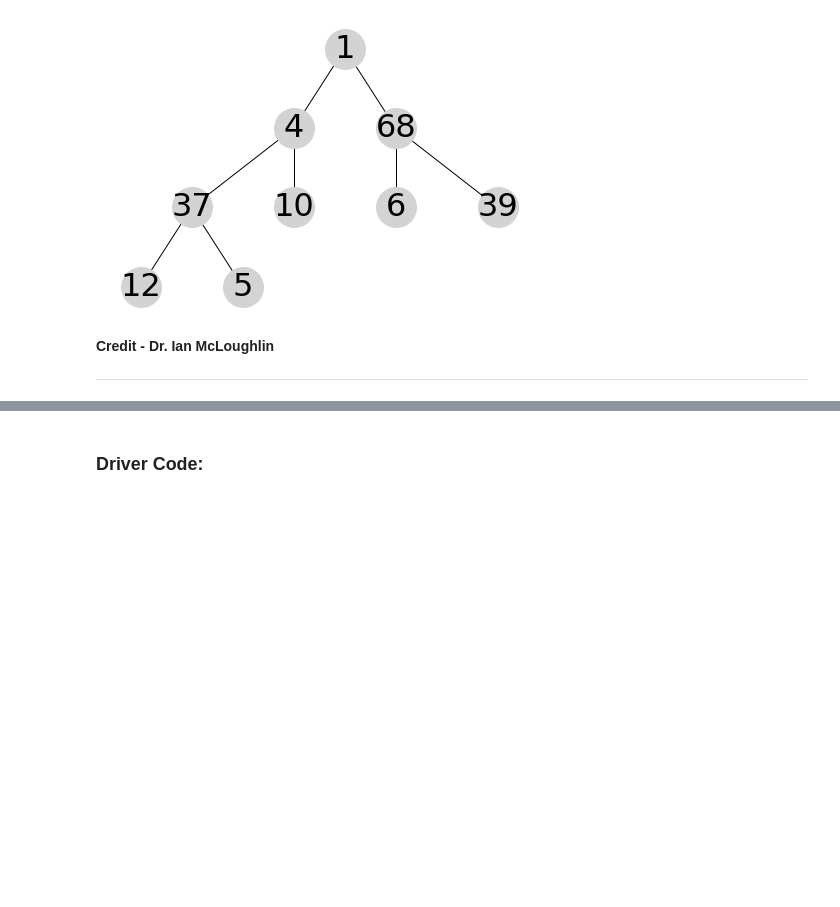
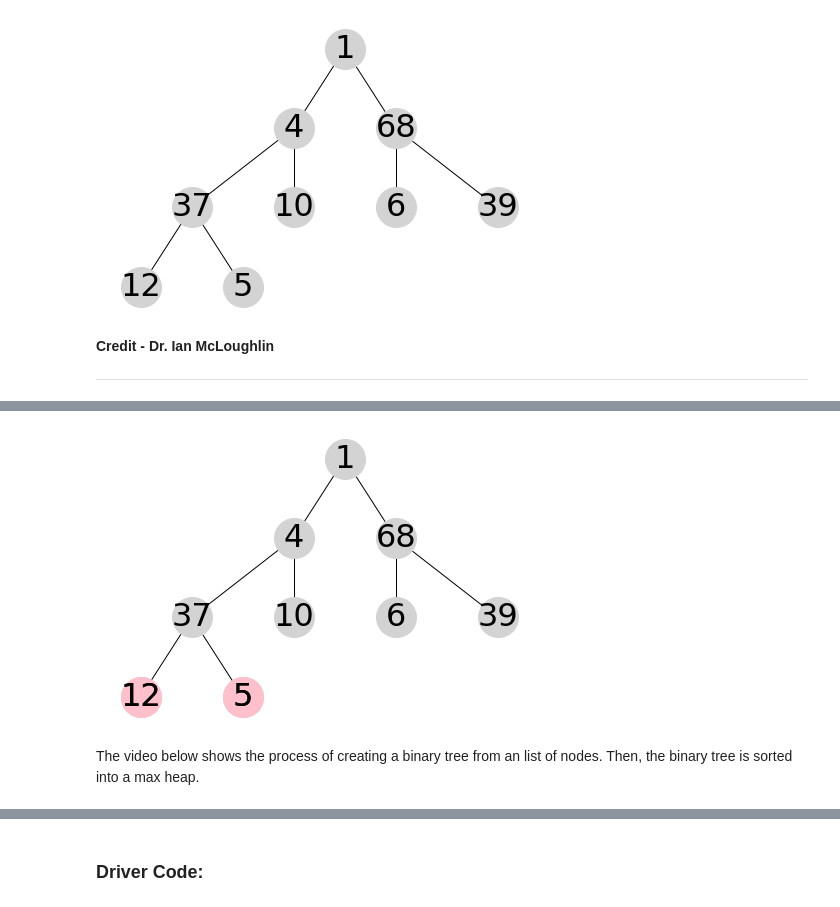
Before and after one commit to codeBySvet/Graph_Theory, a Jupyter notebook: heap-sort.ipynb, the cells around one changed output, grey strips where cells are left out. Cells and saved outputs as stored; diff of their text form; code cells hidden in the pictures; blank space fills up the shorter version.

Commit message:
Re-phrased certain parts in simpler language. Added graphs instead of images for explination.

```diff
--- a/heap-sort.ipynb
+++ b/heap-sort.ipynb
@@ -115,0 +128,7 @@ Please note - The following code is not a complete implementation of Heap Sort.
+# %%
+# Draw the tree from list L
+drawtree(L,[12,5])
+# %% [output]
+[figure, added]
+# %% [markdown]
+The video below shows the process of creating a binary tree from an list of nodes. Then, the binary tree is sorted into a max heap.
```
Also changed, not shown: parts of 44 cells of this notebook.
